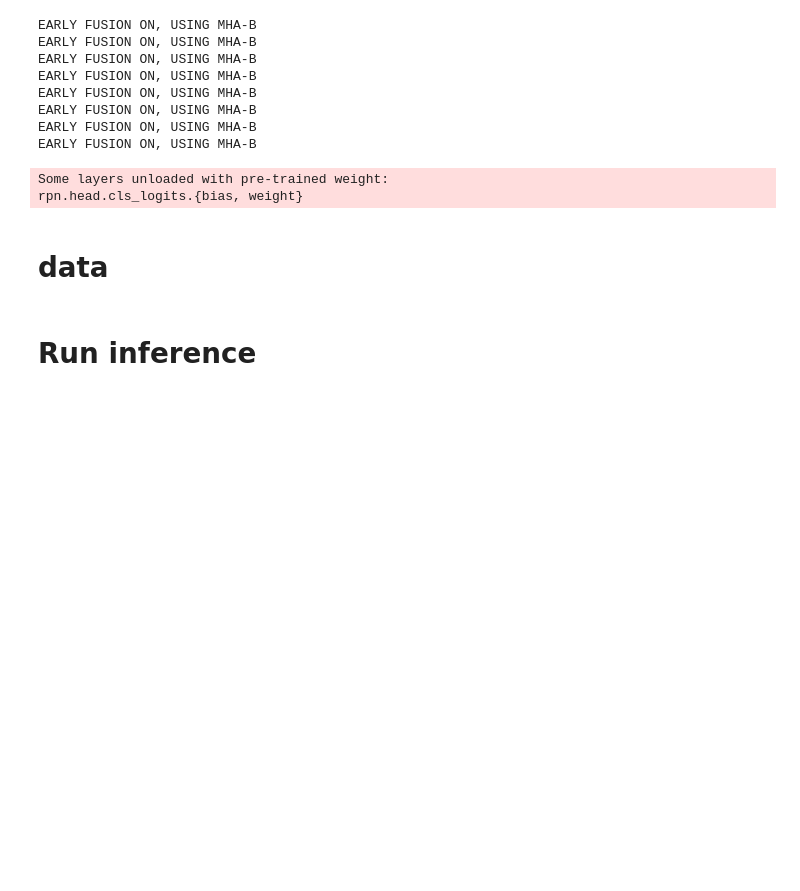
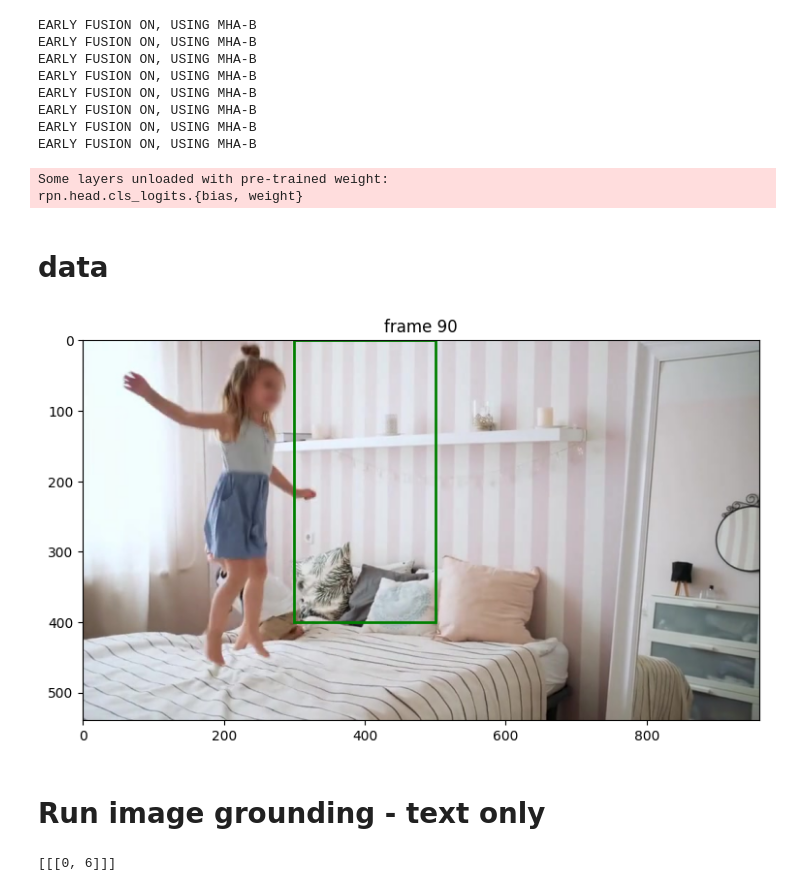
Before and after one commit to jayleicn/MQ-Det, a Jupyter notebook: mq_glip_sam2_joint-demo.ipynb, the cells around one changed output. Drawn from its saved outputs; the diff is of its cells as text; code cells hidden in the pictures; blank space fills up the shorter version.

Commit message:
allow grounding and tracking from middle frame

```diff
--- a/mq_glip_sam2_joint-demo.ipynb
+++ b/mq_glip_sam2_joint-demo.ipynb
@@ -2,7 +2,34 @@
 %load_ext autoreload
 %autoreload 2
 # %%
+import numpy as np
+import matplotlib.pyplot as plt
+from PIL import Image
 from mq_glip_sam2_joint_model import MQGLIPSam2JointModel
+
+def show_mask(mask, ax, obj_id=None, random_color=False):
+    if random_color:
+        color = np.concatenate([np.random.random(3), np.array([0.6])], axis=0)
+    else:
+        cmap = plt.get_cmap("tab10")
+        cmap_idx = 0 if obj_id is None else obj_id
+        color = np.array([*cmap(cmap_idx)[:3], 0.6])
+    h, w = mask.shape[-2:]
+    mask_image = mask.reshape(h, w, 1) * color.reshape(1, 1, -1)
+    ax.imshow(mask_image)
+
+
+def show_points(coords, labels, ax, marker_size=200):
+    pos_points = coords[labels==1]
+    neg_points = coords[labels==0]
+    ax.scatter(pos_points[:, 0], pos_points[:, 1], color='green', marker='*', s=marker_size, edgecolor='white', linewidth=1.25)
+    ax.scatter(neg_points[:, 0], neg_points[:, 1], color='red', marker='*', s=marker_size, edgecolor='white', linewidth=1.25)
+
+
+def show_box(box, ax):
+    x0, y0 = box[0], box[1]
+    w, h = box[2] - box[0], box[3] - box[1]
+    ax.add_patch(plt.Rectangle((x0, y0), w, h, edgecolor='green', facecolor=(0, 0, 0, 0), lw=2))
 # %% [output]
 [nltk_data] Downloading package punkt to /home/jielei/nltk_data...
 [nltk_data]   Package punkt is already up-to-date!
@@ -33,3 +58,5 @@ import numpy as np
 # data
 # %%
 video_dir = "/home/jielei/sam2/notebooks/videos/bedroom"
+prompt_box = np.array([300, 0, 500, 400], dtype=np.float32) # copied from sam2 notebook
+text_prompt = "pillow"
@@ -38,5 +63,23 @@ box = np.array([300, 0, 500, 400], dtype=np.float32) # copied from sam2 notebook
+# %%
+frame_idx_to_run_image_grounding = 90
+video_frame_paths = mq_glip_sam2_joint_model.get_frame_paths(video_dir)
+image_path_for_grounding = video_frame_paths[frame_idx_to_run_image_grounding]
+# %%
+# show the given box
+plt.figure(figsize=(9, 6))
+plt.title(f"frame {frame_idx_to_run_image_grounding}")
+plt.imshow(Image.open(image_path_for_grounding))
+show_box(prompt_box, plt.gca())
+# %% [output]
+[figure, added]
 # %% [markdown]
-# Run inference
+# Run image grounding - text only
 # %%
-# step-1 run detection
-# step-2 run tracking
+grounding_results_text_only = mq_glip_sam2_joint_model.run_image_grounding(
+    image_path_for_grounding,
+    text_prompt=text_prompt,
+    box_prompt=None,
+    box_prompt_mode="xyxy"
+)
+# %% [output]
+[[[0, 6]]]
```
Also changed, not shown: parts of 12 cells of this notebook, 1 other file.
